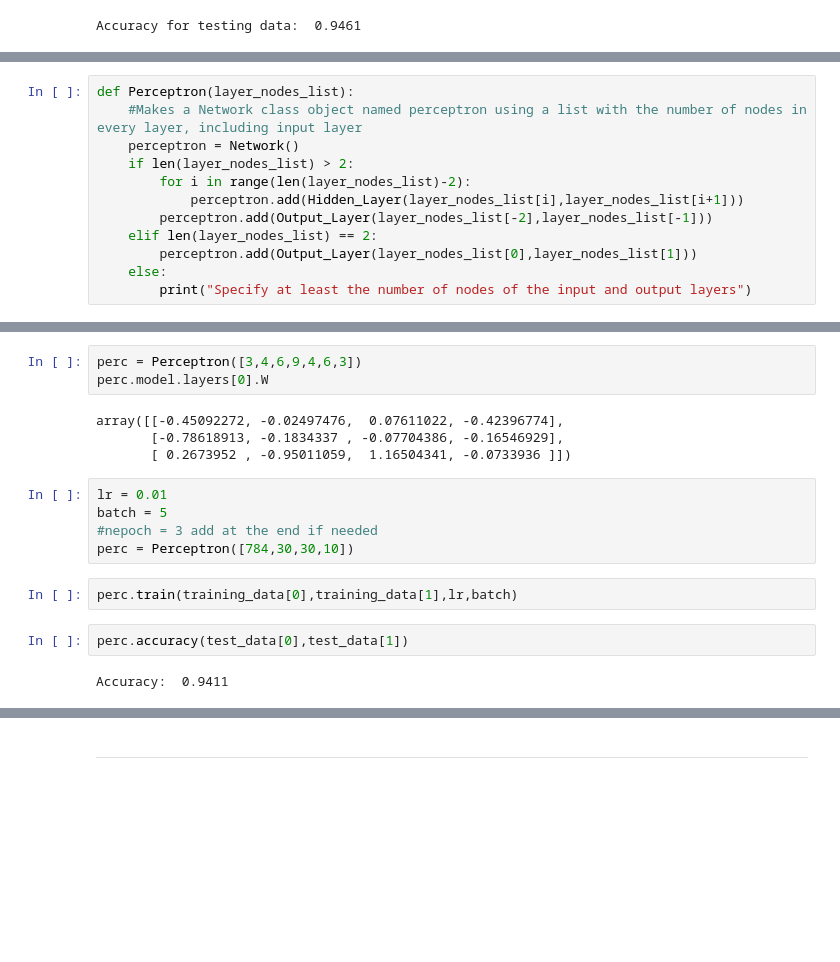
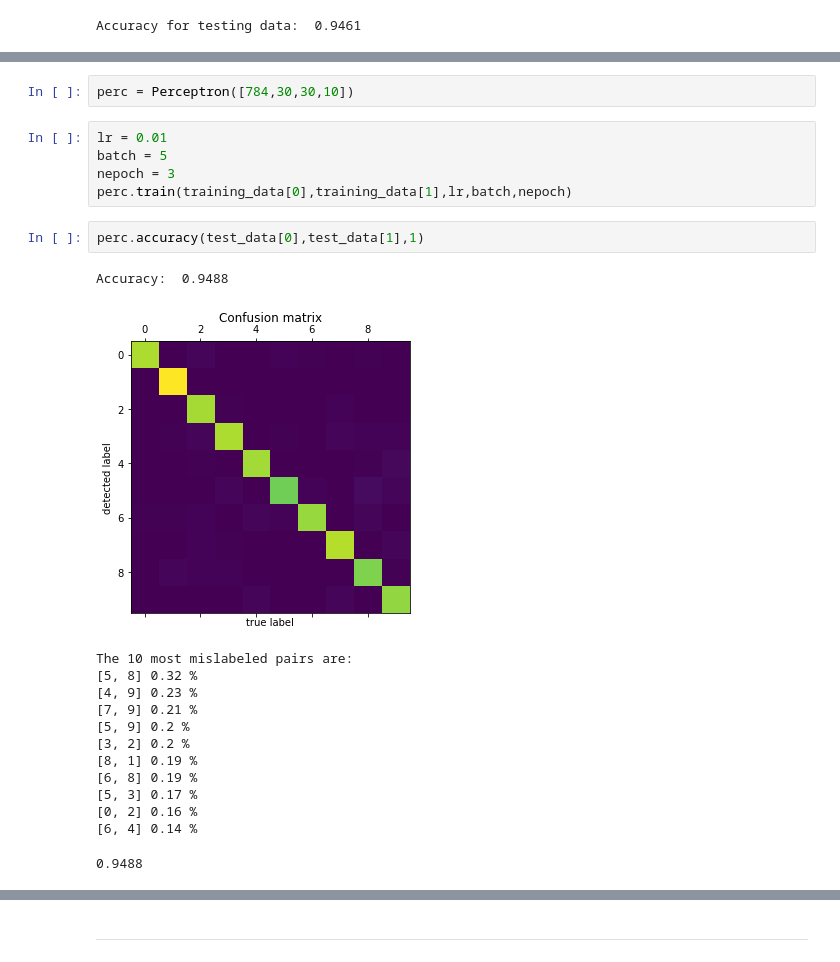
Before and after one commit to Oriol23/Making-a-perceptron-from-scratch, a Jupyter notebook: Multi layered perceptron.ipynb, the cells around one changed output, grey strips where cells are left out. Saved outputs shown, nothing was run; the diff lists cells and outputs as text; blank space fills up the shorter version.

```diff
--- a/Multi layered perceptron.ipynb
+++ b/Multi layered perceptron.ipynb
@@ -311,12 +299,0 @@ We can see the accuracy went up a bit from 0.9 to 0.94 but not a great effect. T
-# %%
-def Perceptron(layer_nodes_list):
-    #Makes a Network class object named perceptron using a list with the number of nodes in every layer, including input layer
-    perceptron = Network()
-    if len(layer_nodes_list) > 2:
-        for i in range(len(layer_nodes_list)-2):
-            perceptron.add(Hidden_Layer(layer_nodes_list[i],layer_nodes_list[i+1]))
-        perceptron.add(Output_Layer(layer_nodes_list[-2],layer_nodes_list[-1]))
-    elif len(layer_nodes_list) == 2:
-        perceptron.add(Output_Layer(layer_nodes_list[0],layer_nodes_list[1]))
-    else:
-        print("Specify at least the number of nodes of the input and output layers")
@@ -354,18 +381,24 @@ class Perceptron():
-# %%
-perc = Perceptron([3,4,6,9,4,6,3])
-perc.model.layers[0].W
-# %% [output]
-array([[-0.45092272, -0.02497476,  0.07611022, -0.42396774],
-       [-0.78618913, -0.1834337 , -0.07704386, -0.16546929],
-       [ 0.2673952 , -0.95011059,  1.16504341, -0.0733936 ]])
+# %%
+perc = Perceptron([784,30,30,10])
 # %%
 lr = 0.01
 batch = 5
-#nepoch = 3 add at the end if needed
-perc = Perceptron([784,30,30,10])
+nepoch = 3
+perc.train(training_data[0],training_data[1],lr,batch,nepoch)
-# %%
-perc.train(training_data[0],training_data[1],lr,batch)
 # %%
-perc.accuracy(test_data[0],test_data[1])
+perc.accuracy(test_data[0],test_data[1],1)
 # %% [output]
-Accuracy:  0.9411
+Accuracy:  0.9488
+[figure, added]
+The 10 most mislabeled pairs are:
+[5, 8] 0.32 %
+[4, 9] 0.23 %
+[7, 9] 0.21 %
+[5, 9] 0.2 %
+[3, 2] 0.2 %
+[8, 1] 0.19 %
+[6, 8] 0.19 %
+[5, 3] 0.17 %
+[0, 2] 0.16 %
+[6, 4] 0.14 %
+0.9488
```
Also changed, not shown: parts of 8 cells of this notebook.
